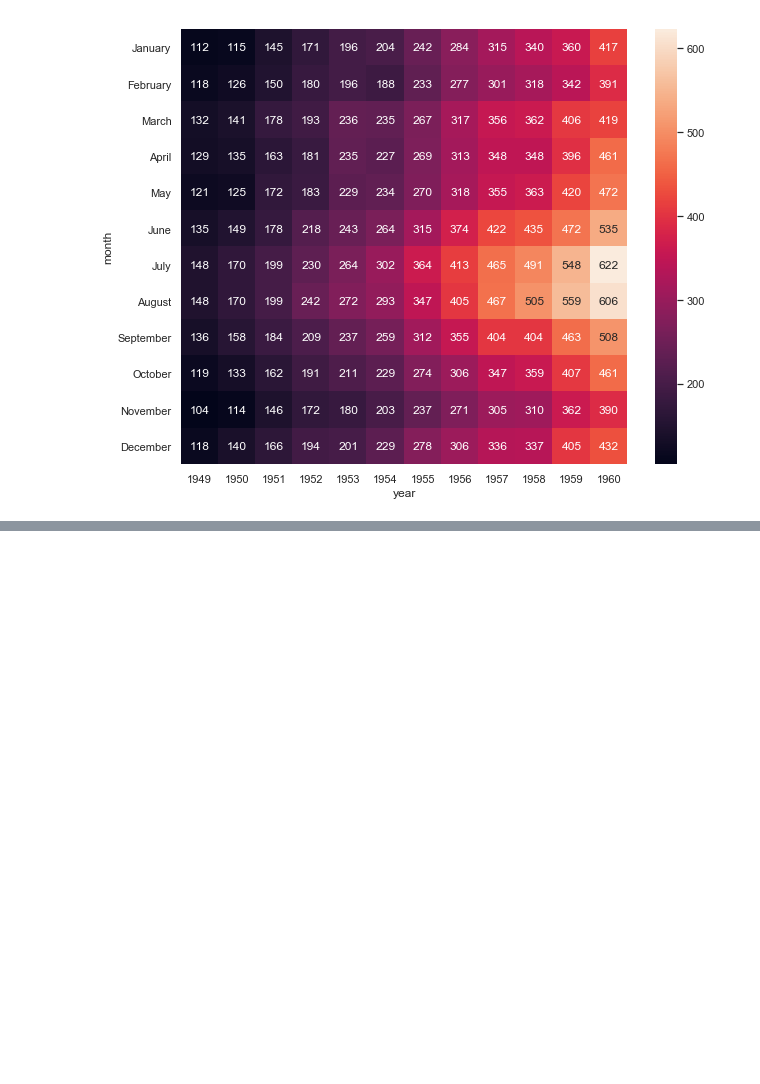
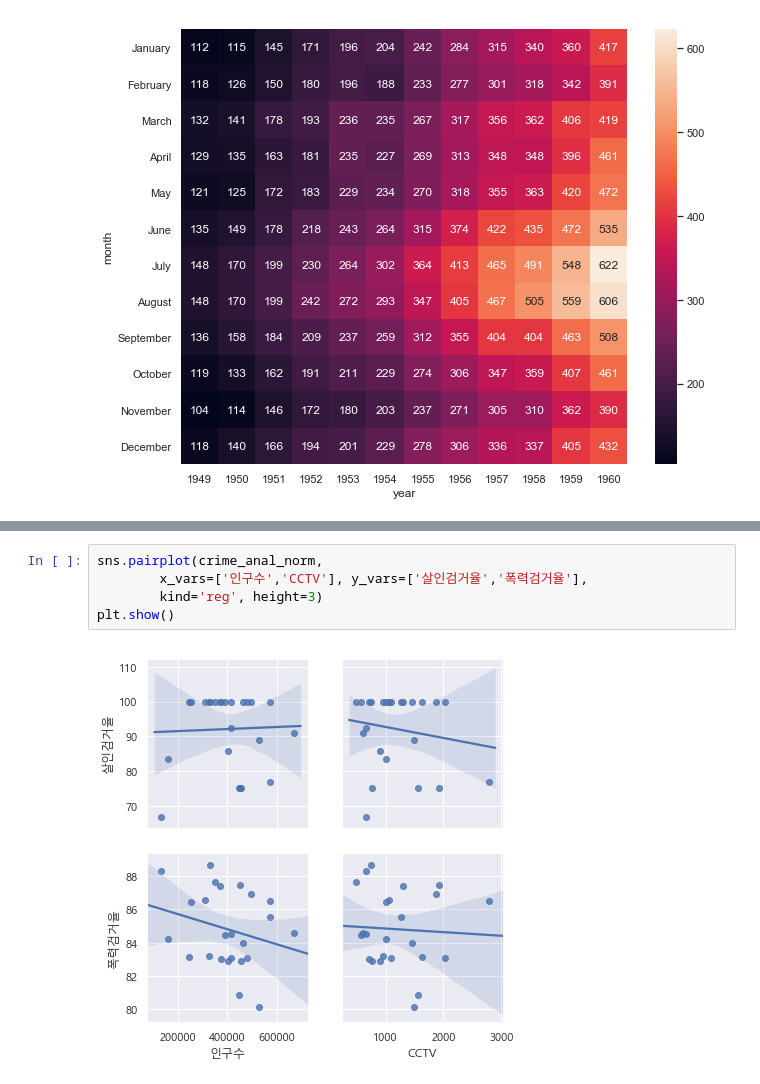
Before and after one commit to PIUphil/toheaven, a Jupyter notebook: 2.5 DataScience/실전_서울시 범죄현황 분석.ipynb, the cells around one changed output, grey strips where cells are left out. Drawn from its saved outputs; the diff is of its cells as text; blank space fills up the shorter version.

```diff
--- a/2.5 DataScience/실전_서울시 범죄현황 분석.ipynb
+++ b/2.5 DataScience/실전_서울시 범죄현황 분석.ipynb
@@ -533,0 +566,7 @@ plt.show()                       # 히트맵은 상관계수에 따라 색이
+# %%
+sns.pairplot(crime_anal_norm,
+        x_vars=['인구수','CCTV'], y_vars=['살인검거율','폭력검거율'],
+        kind='reg', height=3)
+plt.show()
+# %% [output]
+[figure, added]
```
Also changed, not shown: parts of 27 cells of this notebook, 5 other files.
